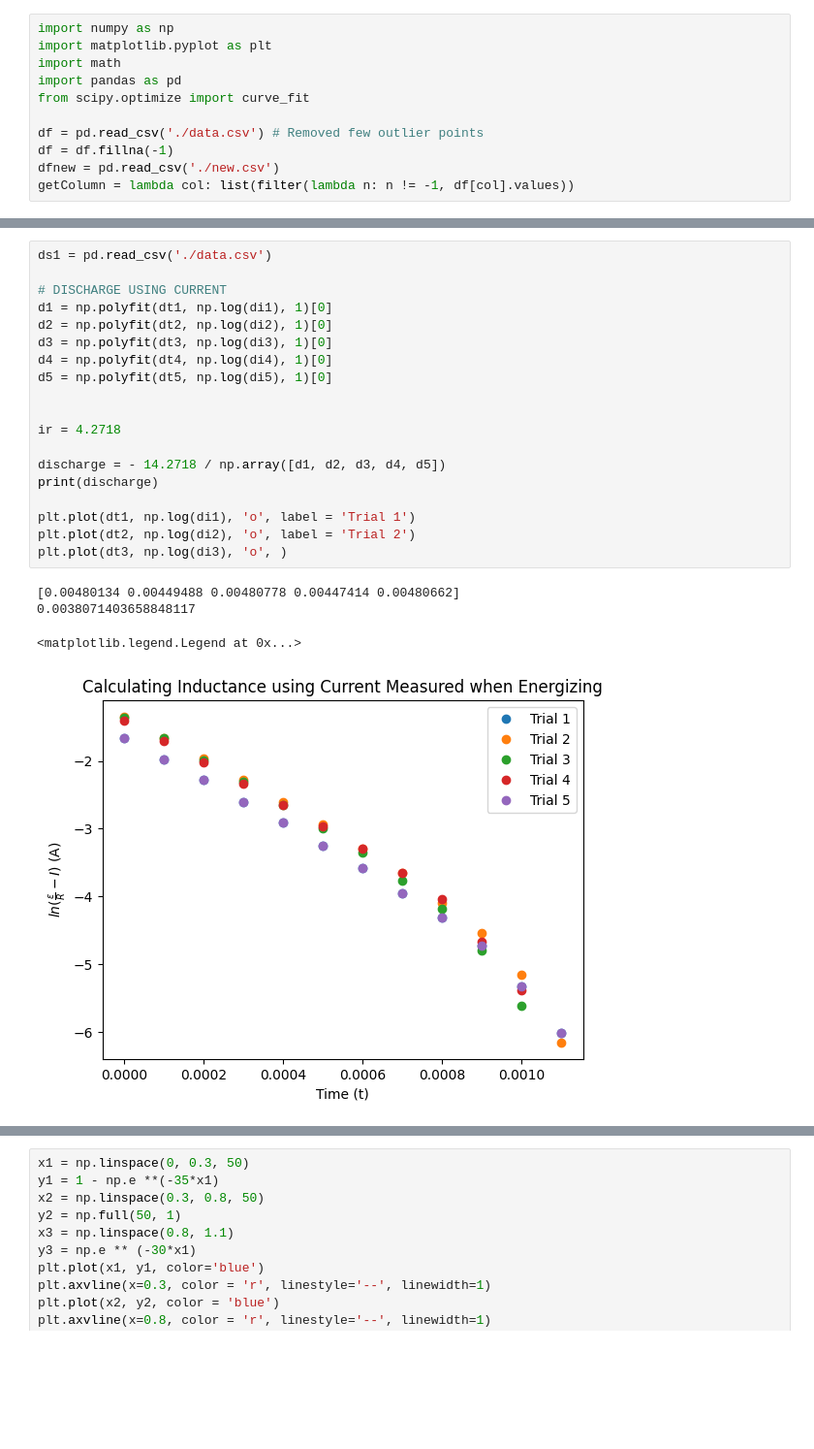
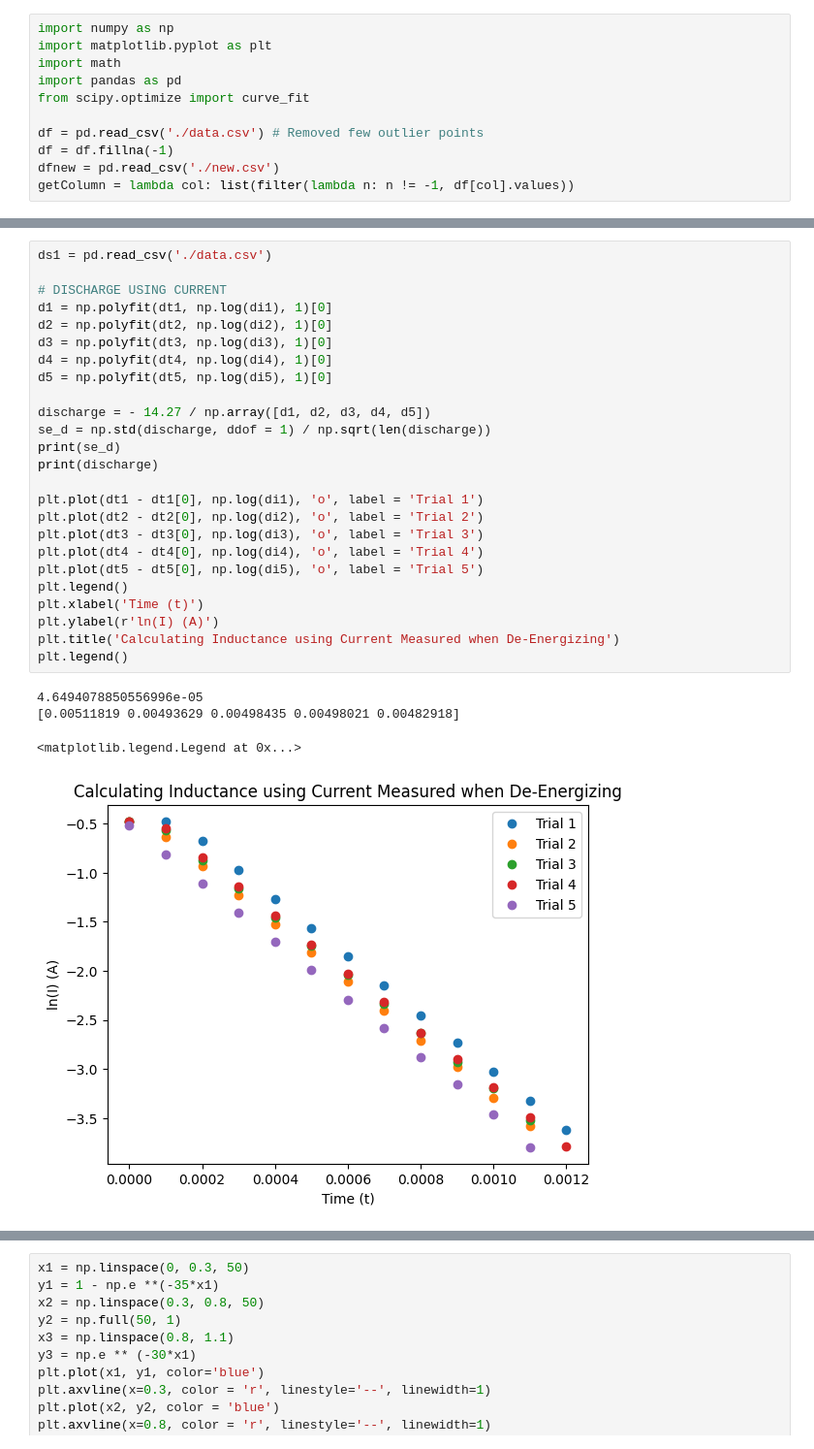
Before and after one commit to wujessica17/inductance, a Jupyter notebook: inductance.ipynb, the cells around one changed output, grey strips where cells are left out. Shown at 97% size. Cells and saved outputs as stored; diff of their text form; blank space fills up the shorter version.

```diff
--- a/inductance.ipynb
+++ b/inductance.ipynb
@@ -54,27 +54,33 @@ cv5 = getColumn("charge5_v")[4853:4865]
 # %%
 ds1 = pd.read_csv('./data.csv')
 
 # DISCHARGE USING CURRENT
 d1 = np.polyfit(dt1, np.log(di1), 1)[0]
 d2 = np.polyfit(dt2, np.log(di2), 1)[0]
 d3 = np.polyfit(dt3, np.log(di3), 1)[0]
 d4 = np.polyfit(dt4, np.log(di4), 1)[0]
 d5 = np.polyfit(dt5, np.log(di5), 1)[0]
 
-
-ir = 4.2718
-
-discharge = - 14.2718 / np.array([d1, d2, d3, d4, d5])
+discharge = - 14.27 / np.array([d1, d2, d3, d4, d5])
+se_d = np.std(discharge, ddof = 1) / np.sqrt(len(discharge))
+print(se_d)
 print(discharge)
 
-plt.plot(dt1, np.log(di1), 'o', label = 'Trial 1')
-plt.plot(dt2, np.log(di2), 'o', label = 'Trial 2')
-plt.plot(dt3, np.log(di3), 'o', )
+plt.plot(dt1 - dt1[0], np.log(di1), 'o', label = 'Trial 1')
+plt.plot(dt2 - dt2[0], np.log(di2), 'o', label = 'Trial 2')
+plt.plot(dt3 - dt3[0], np.log(di3), 'o', label = 'Trial 3')
+plt.plot(dt4 - dt4[0], np.log(di4), 'o', label = 'Trial 4')
+plt.plot(dt5 - dt5[0], np.log(di5), 'o', label = 'Trial 5')
+plt.legend()
+plt.xlabel('Time (t)')
+plt.ylabel(r'ln(I) (A)')
+plt.title('Calculating Inductance using Current Measured when De-Energizing')
+plt.legend()
 # %% [output]
-[0.00480134 0.00449488 0.00480778 0.00447414 0.00480662]
-0.0038071403658848117
+4.6494078850556996e-05
+[0.00511819 0.00493629 0.00498435 0.00498021 0.00482918]
 <matplotlib.legend.Legend at 0x...>
-[figure, old version]
+[figure, new version]
 # %%
 # CHARGE USING CURRENT
 #( (ln(I) - ln(I0) ) / I0 ) / t = R / L
```
Also changed, not shown: parts of 3 cells of this notebook.
